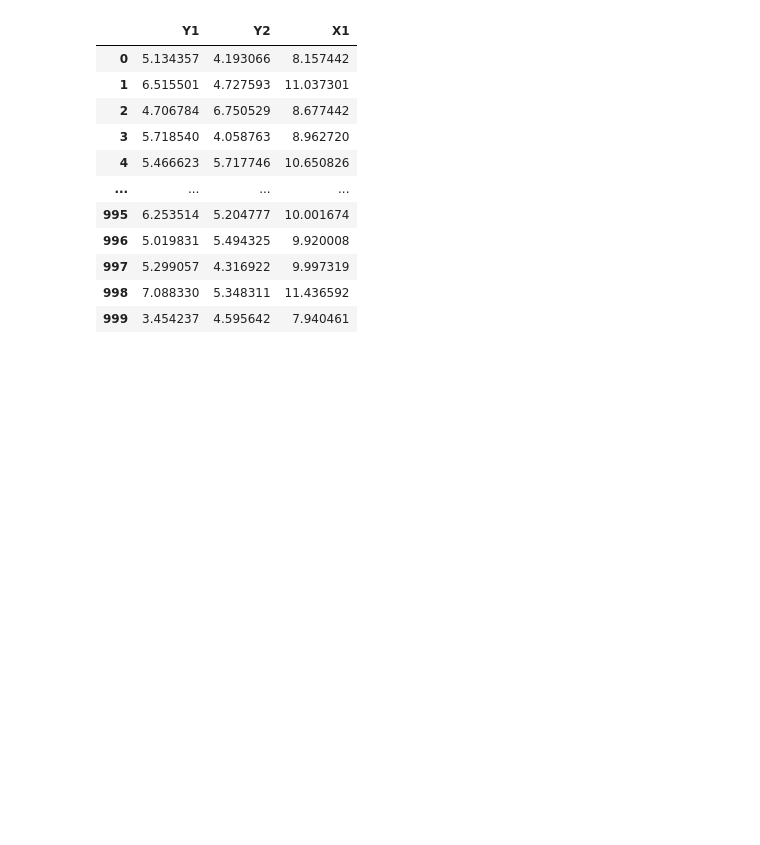
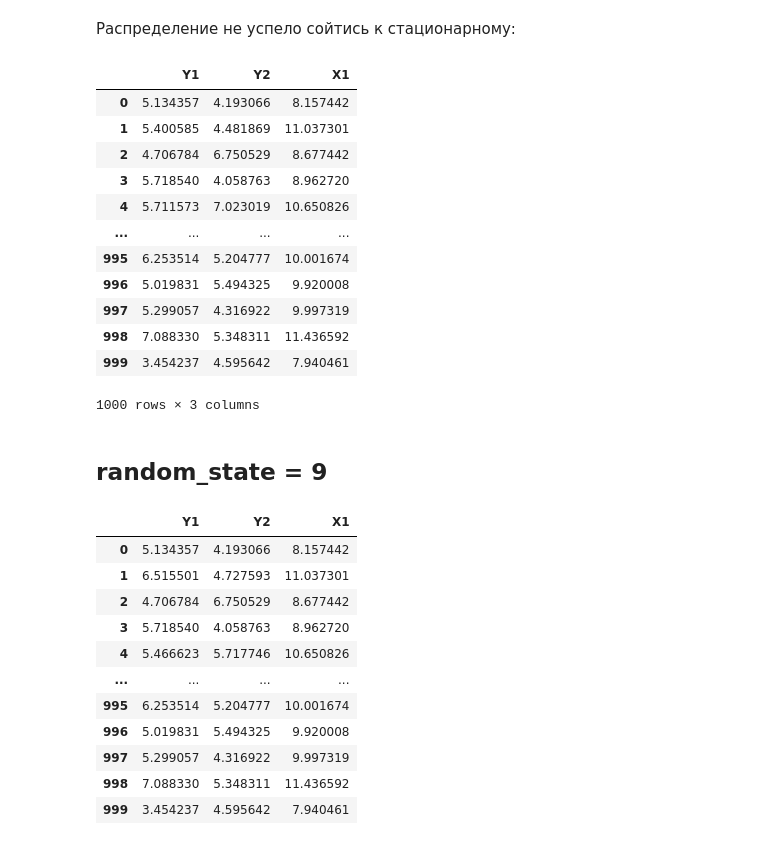
Before and after one commit to annalimm/Imputations, a Jupyter notebook: IterativeImputer_Testing.ipynb, the cells around one changed output. Cells and saved outputs as stored; diff of their text form; code cells hidden in the pictures; blank space fills up the shorter version.

```diff
--- a/IterativeImputer_Testing.ipynb
+++ b/IterativeImputer_Testing.ipynb
@@ -85,3 +93,24 @@ pd.DataFrame(imp1, columns = ['Y1','Y2','X1'])
+# %% [markdown]
+Распределение не успело сойтись к стационарному:
+# %%
+imp11 = IterativeImputer(max_iter = 1, random_state = 0, estimator = BayesianRidge(), sample_posterior=True).fit_transform(tmp)
+pd.DataFrame(imp11, columns = ['Y1','Y2','X1'])
+# %% [output]
+|  | Y1 | Y2 | X1 |
+| 0 | 5.134357 | 4.193066 | 8.157442 |
+| 1 | 5.400585 | 4.481869 | 11.037301 |
+| 2 | 4.706784 | 6.750529 | 8.677442 |
+| 3 | 5.718540 | 4.058763 | 8.962720 |
+| 4 | 5.711573 | 7.023019 | 10.650826 |
+| ... | ... | ... | ... |
+| 995 | 6.253514 | 5.204777 | 10.001674 |
+| 996 | 5.019831 | 5.494325 | 9.920008 |
+| 997 | 5.299057 | 4.316922 | 9.997319 |
+| 998 | 7.088330 | 5.348311 | 11.436592 |
+| 999 | 3.454237 | 4.595642 | 7.940461 |
+1000 rows × 3 columns
+# %% [markdown]
+## random_state = 9
 # %%
 imp2 = IterativeImputer(random_state = 9, estimator = BayesianRidge(), sample_posterior = True).fit_transform(tmp)
 pd.DataFrame(imp2, columns = ['Y1','Y2','X1'])
```
Also changed, not shown: parts of 12 cells of this notebook, 1 other file.
